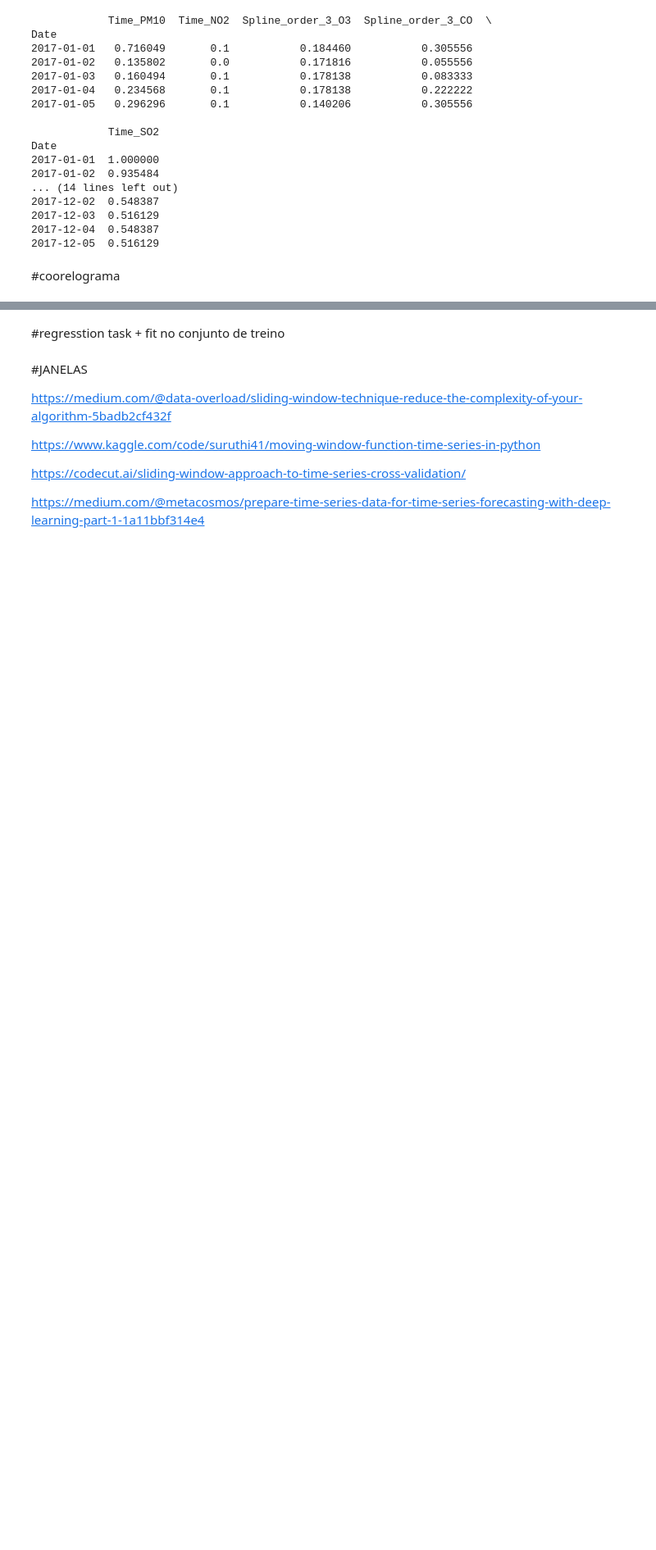
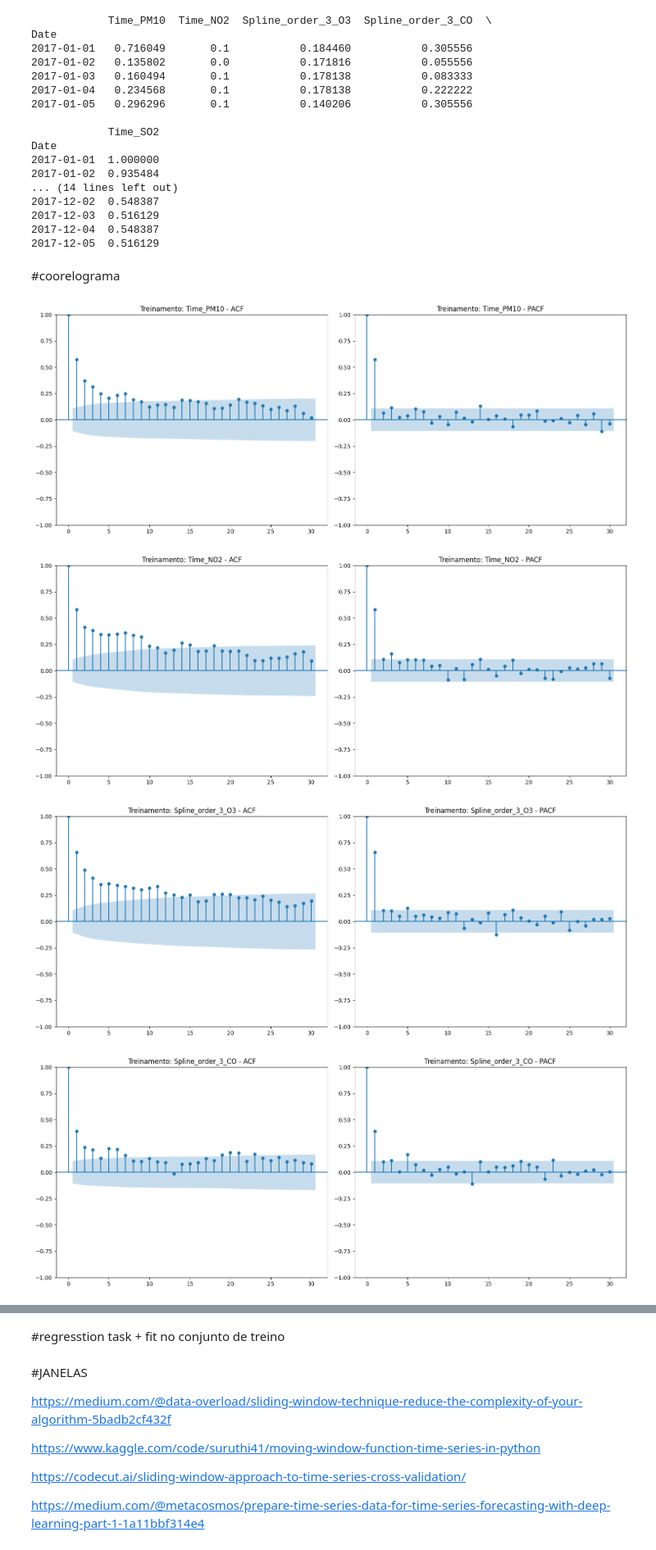
Before and after one commit to metsumesquita/master_degree_UPE, a Jupyter notebook: forecasting.ipynb, the cells around one changed output, grey strips where cells are left out. Shown at 82% size. Drawn from its saved outputs; the diff is of its cells as text; code cells hidden in the pictures; blank space fills up the shorter version.

```diff
--- a/forecasting.ipynb
+++ b/forecasting.ipynb
@@ -1173,11 +1173,36 @@ scaler = joblib.load('scaler.pkl')
 import pandas as pd
 import numpy as np
 import statsmodels.api as sm
-# %%
-def acf_pacf(x, qtd_lag):
-    fig = plt.figure(figsize=(16,10))
-    ax1 = fig.add_subplot(221)
-    fig = sm.graphics.tsa.plot_acf(x, lags=qtd_lag, ax=ax1)
-    ax2 = fig.add_subplot(222)
-    fig = sm.graphics.tsa.plot_pacf(x, lags=qtd_lag, ax=ax2)
-    plt.show()
+# %%
+def acf_pacf(series, lags, figsize=(15, 6), title_prefix=""):
+    """
+    Gera gráficos de ACF (Autocorrelação) e PACF (Autocorrelação Parcial).
+
+    Parâmetros:
+    - series: Série temporal (array ou pandas Series).
+    - lags: Número de lags (defasagens) para calcular as correlações.
+    - figsize: Tamanho da figura (largura, altura).
+    - title_prefix: Prefixo para os títulos dos gráficos (como o nome da coluna).
+    """
+    fig, axes = plt.subplots(1, 2, figsize=figsize)
+
+    # ACF
+    sm.graphics.tsa.plot_acf(series, lags=lags, ax=axes[0])
+    axes[0].set_title(f"{title_prefix} - ACF")
+
+    # PACF
+    sm.graphics.tsa.plot_pacf(series, lags=lags, ax=axes[1])
+    axes[1].set_title(f"{title_prefix} - PACF")
+
+    # Ajustar layout
+    plt.tight_layout()
+    plt.show()
+# %%
+# Para o conjunto de treinamento
+for column in train_data_normalized.columns:
+    acf_pacf(train_data_normalized[column], lags=30, title_prefix=f"Treinamento: {column}")
+# %% [output]
+[figure, added]
+[figure, added]
+[figure, added]
+[figure, added]
```
Also changed, not shown: parts of 2 cells of this notebook.
